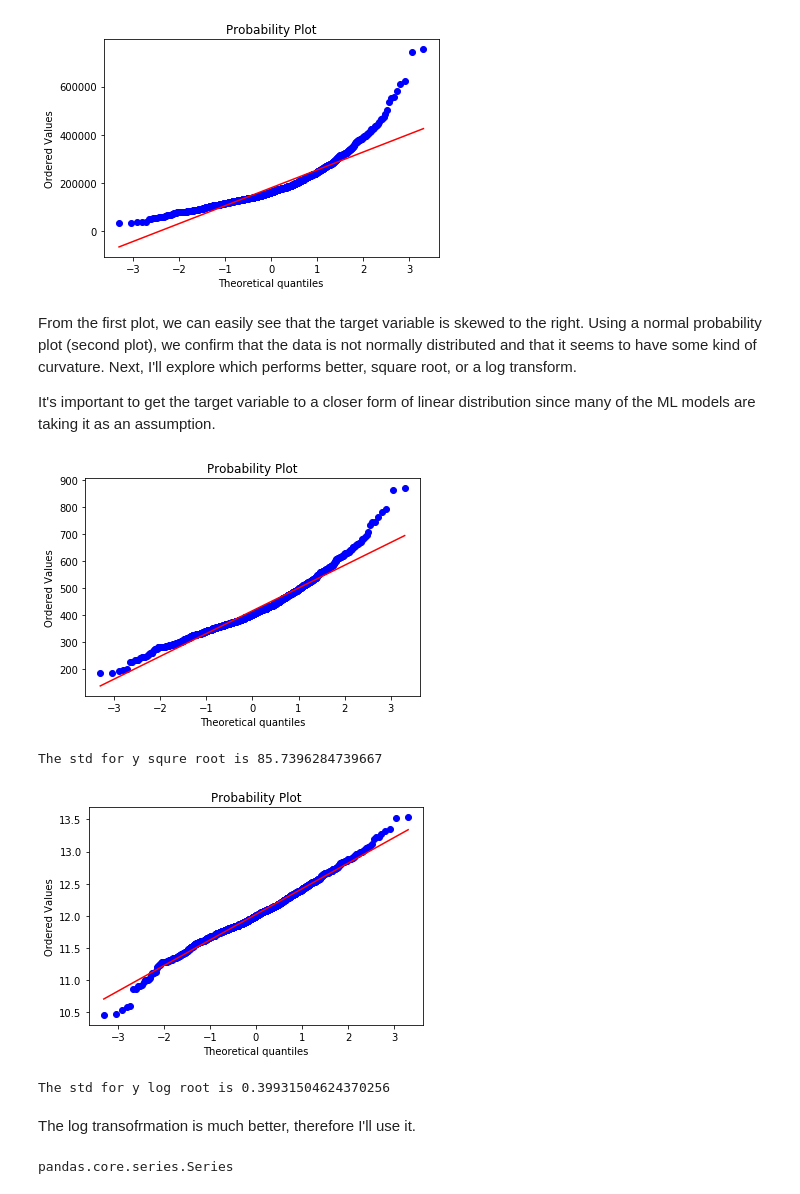
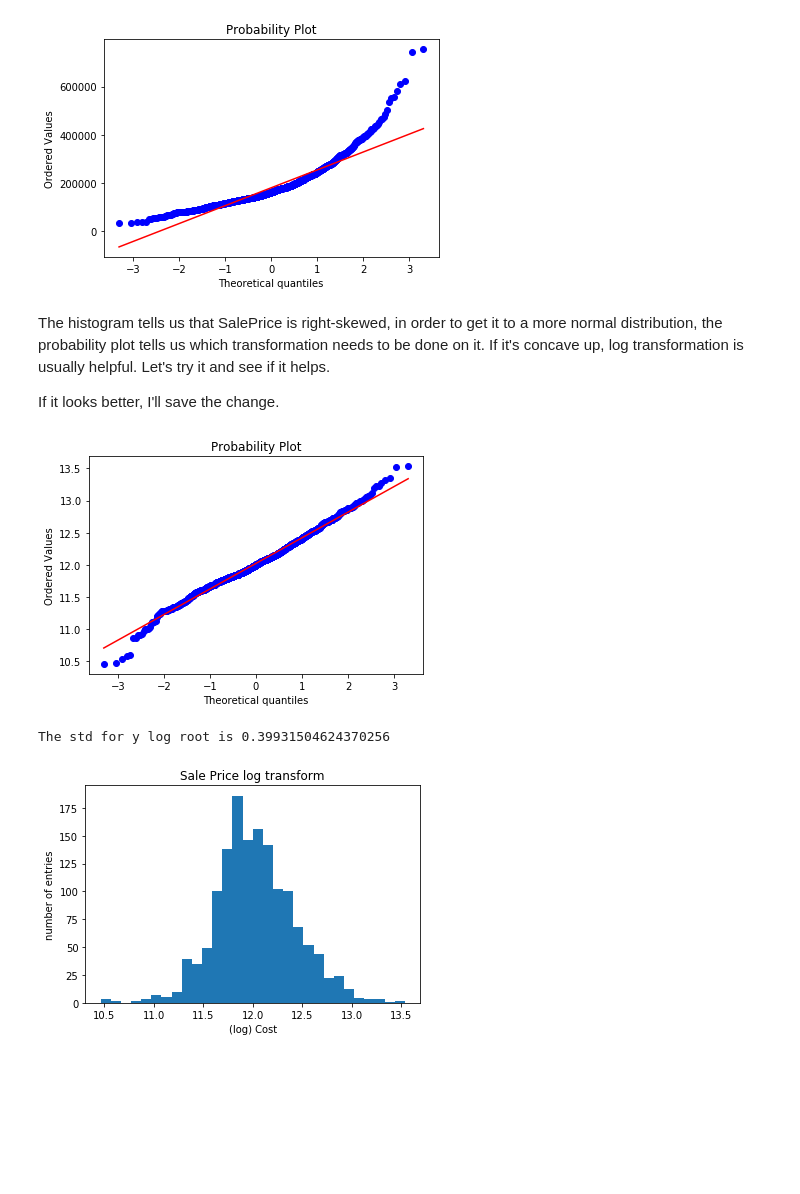
Before and after one commit to leeorn/Thinkful, a Jupyter notebook: Bootcamp/Unit 3/Capstone_project.ipynb, the cells around one changed output. Saved outputs shown, nothing was run; the diff lists cells and outputs as text; code cells hidden in the pictures; blank space fills up the shorter version.

```diff
--- a/Bootcamp/Unit 3/Capstone_project.ipynb
+++ b/Bootcamp/Unit 3/Capstone_project.ipynb
@@ -519,0 +572,9 @@ s
+# %%
+# replace the Nan values in these columns with 0
+values = {'GarageArea': 0,
+         'GarageCars': 0}
+
+df = df.fillna(value=values)
+
+# show that it worked
+df[['GarageArea', 'GarageCars']].isnull().sum()
@@ -519,0 +589,8 @@ s
+# %%
+# train set
+df_train = df[:test_idx]
+# test set
+df_test = df[test_idx:]
+
+print("train set shape {}\ntest test set shape{}\n\ntrain's tail:".format(df_train.shape, df_test.shape))
+df_train.tail()
@@ -519,0 +619,11 @@ s
+# %%
+# target variable
+y = df_train['SalePrice'].copy()
+X = df_train.drop('SalePrice', axis=1).copy()
+
+# histogram of Sale Price
+plt.hist(y, bins=30)
+plt.title("Sale Price")
+plt.xlabel("Cost")
+plt.ylabel("number of entries")
+plt.show()
@@ -522,33 +634,25 @@ stats.probplot(y, plot=plt)
 plt.show()
 # %% [output]
 [figure]
-# %% [markdown]
-From the first plot, we can easily see that the target variable is skewed to the right. Using a normal probability plot (second plot), we confirm that the data is not normally distributed and that it seems to have some kind of curvature. Next, I'll explore which performs better, square root, or a log transform.
-
-It's important to get the target variable to a closer form of linear distribution since many of the ML models are taking it as an assumption.
+# %% [markdown]
+The histogram tells us that SalePrice is right-skewed, in order to get it to a more normal distribution, the probability plot tells us which transformation needs to be done on it. If it's concave up, log transformation is usually helpful. Let's try it and see if it helps.
+
+If it looks better, I'll save the change.
 # %%
-# sqrt probability plot of sale price
-y_sqrt = np.sqrt(y)
-stats.probplot(y_sqrt, plot=plt)
+# log probability plot of sale price
+y_log = np.log(y)
+stats.probplot(y_log, plot=plt)
 plt.show()
 
-print("The std for y squre root is",stats.norm.fit(y_sqrt)[1])
+print("The std for y log root is",stats.norm.fit(y_log)[1])
+
+# histogram of Sale Price
+plt.hist(y_log, bins=30)
+plt.title("Sale Price log transform")
+plt.xlabel("(log) Cost")
+plt.ylabel("number of entries")
+plt.show()
 # %% [output]
-[figure, old version]
+[figure, new version]
-The std for y squre root is 85.7396284739667
+The std for y log root is 0.39931504624370256
+[figure, added]
-# %%
-# log probability plot of sale price
-y_log = np.log(y)
-stats.probplot(y_log, plot=plt)
-plt.show()
-
-print("The std for y log root is",stats.norm.fit(y_log)[1])
-# %% [output]
-[figure, removed]
-The std for y log root is 0.39931504624370256
-# %% [markdown]
-The log transofrmation is much better, therefore I'll use it.
-# %%
-y = y_log
-# %% [output]
-pandas.core.series.Series
```
Also changed, not shown: parts of 76 cells of this notebook.
